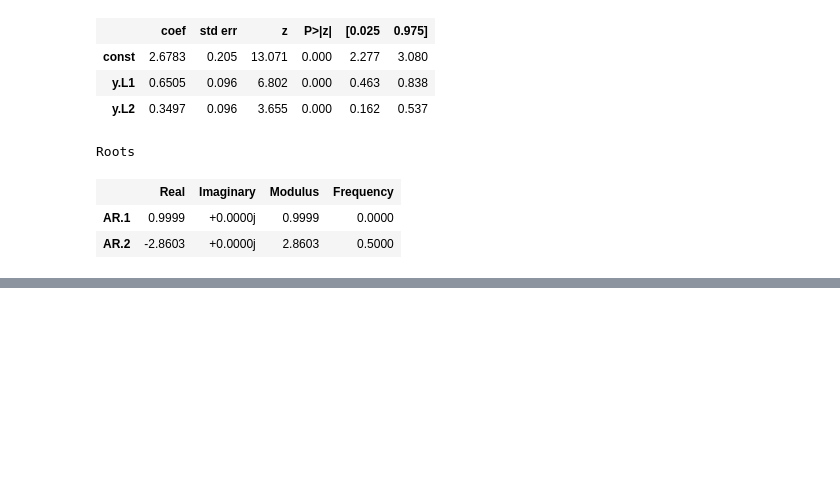
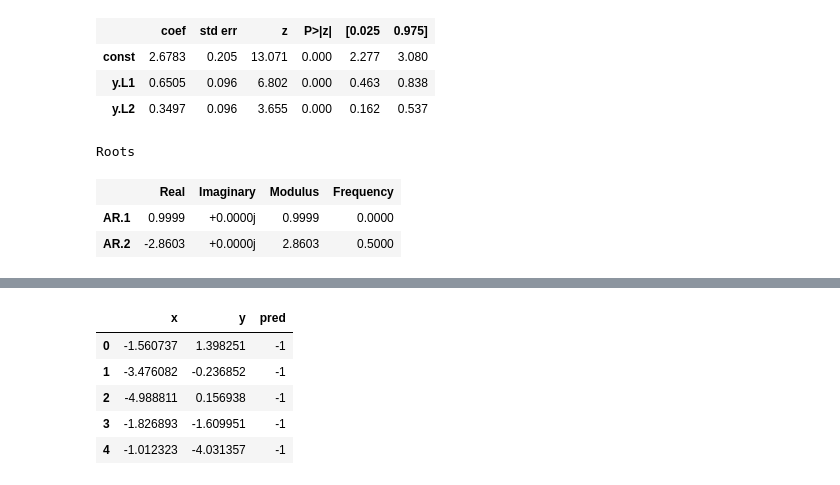
Before and after one commit to rpd3117/Cybersecurity-june24, a Jupyter notebook: Cybersecurity_june2024.ipynb, the cells around one changed output, grey strips where cells are left out. Cells and saved outputs as stored; diff of their text form; code cells hidden in the pictures; blank space fills up the shorter version.

```diff
--- a/Cybersecurity_june2024.ipynb
+++ b/Cybersecurity_june2024.ipynb
@@ -61,0 +137,11 @@ Roots
+# %%
+X_outliers = X_outliers.assign(pred = y_outliers_pred)
+
+X_outliers.head()
+# %% [output]
+|  | x | y | pred |
+| 0 | -1.560737 | 1.398251 | -1 |
+| 1 | -3.476082 | -0.236852 | -1 |
+| 2 | -4.988811 | 0.156938 | -1 |
+| 3 | -1.826893 | -1.609951 | -1 |
+| 4 | -1.012323 | -4.031357 | -1 |
```
Also changed, not shown: parts of 9 cells of this notebook.
